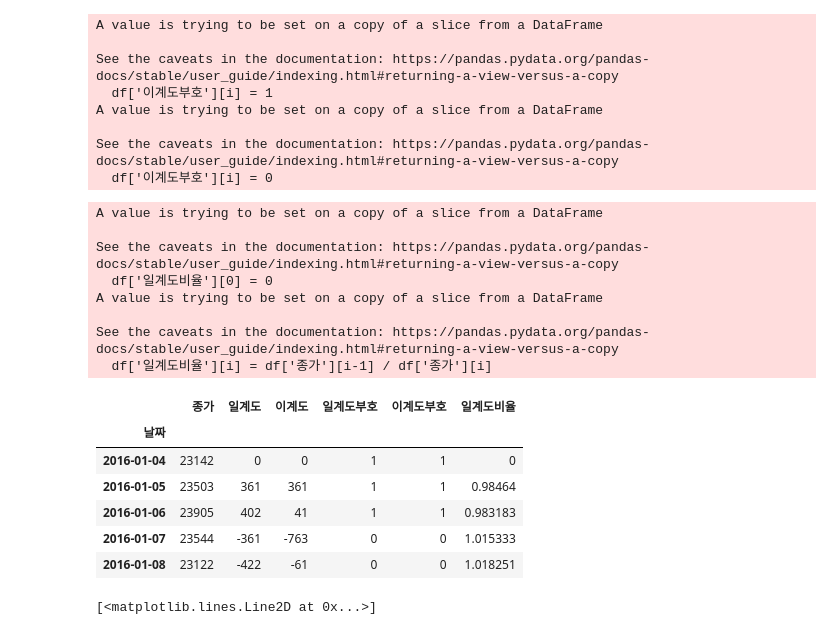
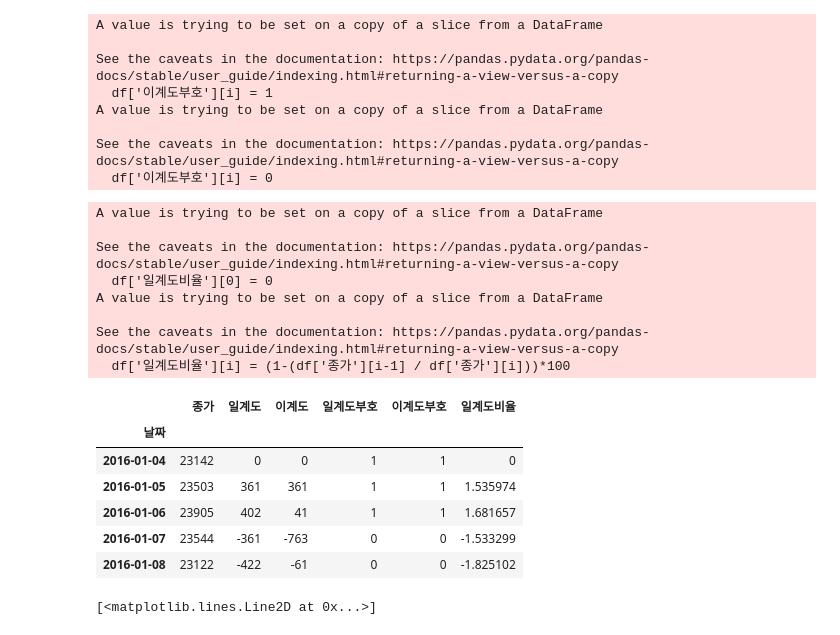
Before and after one commit to ghdakrk/Study_quant, a Jupyter notebook: momentum.ipynb, the cells around one changed output. Saved outputs shown, nothing was run; the diff lists cells and outputs as text; code cells hidden in the pictures.

```diff
--- a/momentum.ipynb
+++ b/momentum.ipynb
@@ -143,24 +143,24 @@ See the caveats in the documentation: https://pandas.pydata.org/pandas-docs/stab
 # %%
 df['일계도비율'][0] = 0
 for i in range(1, len(seri)):
-    df['일계도비율'][i] = df['종가'][i-1] / df['종가'][i]
+    df['일계도비율'][i] = (1-(df['종가'][i-1] / df['종가'][i]))*100
 df.head()
 # %% [output]
 A value is trying to be set on a copy of a slice from a DataFrame
 
 See the caveats in the documentation: https://pandas.pydata.org/pandas-docs/stable/user_guide/indexing.html#returning-a-view-versus-a-copy
   df['일계도비율'][0] = 0
 A value is trying to be set on a copy of a slice from a DataFrame
 
 See the caveats in the documentation: https://pandas.pydata.org/pandas-docs/stable/user_guide/indexing.html#returning-a-view-versus-a-copy
-  df['일계도비율'][i] = df['종가'][i-1] / df['종가'][i]
+  df['일계도비율'][i] = (1-(df['종가'][i-1] / df['종가'][i]))*100
 |  | 종가 | 일계도 | 이계도 | 일계도부호 | 이계도부호 | 일계도비율 |
 | 날짜 |  |  |  |  |  |  |
 | 2016-01-04 | 23142 | 0 | 0 | 1 | 1 | 0 |
-| 2016-01-05 | 23503 | 361 | 361 | 1 | 1 | 0.98464 |
-| 2016-01-06 | 23905 | 402 | 41 | 1 | 1 | 0.983183 |
-| 2016-01-07 | 23544 | -361 | -763 | 0 | 0 | 1.015333 |
-| 2016-01-08 | 23122 | -422 | -61 | 0 | 0 | 1.018251 |
+| 2016-01-05 | 23503 | 361 | 361 | 1 | 1 | 1.535974 |
+| 2016-01-06 | 23905 | 402 | 41 | 1 | 1 | 1.681657 |
+| 2016-01-07 | 23544 | -361 | -763 | 0 | 0 | -1.533299 |
+| 2016-01-08 | 23122 | -422 | -61 | 0 | 0 | -1.825102 |
 # %%
 plt.plot(df['종가'][:200])
 # %% [output]
```
Also changed, not shown: parts of 7 cells of this notebook, 1 other file.
